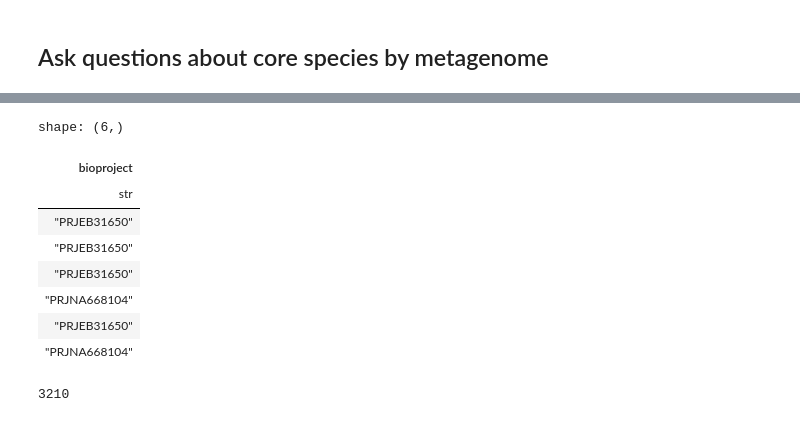
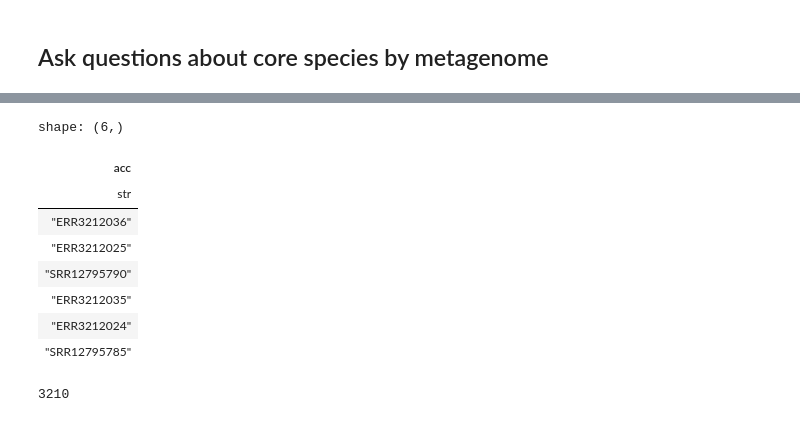
Before and after one commit to dib-lab/2026-pancoding-core, a Jupyter notebook: notebooks/explore-manysearch-missing-core.ipynb, the cells around one changed output, grey strips where cells are left out. Drawn from its saved outputs; the diff is of its cells as text; code cells hidden in the pictures.

```diff
--- a/notebooks/explore-manysearch-missing-core.ipynb
+++ b/notebooks/explore-manysearch-missing-core.ipynb
@@ -5,6 +5,9 @@ import polars as pl
 from io import StringIO
 # %%
 CORE_NAMES = [ x.strip() for x in open('../inputs.branchwater/names.list') ]
+
+INTERSECT_THRESHOLD=20
+PVAL_THRESHOLD=1e-6
 # %% [markdown]
 ## Load in the metadata
 # %%
@@ -25,14 +28,13 @@ shape: (1, 67)
 # %%
 df = (
-    pl.scan_parquet('../outputs.cds3/pq/mag+gtdb.cds3.x.3216.manysearch.parquet')
-    .filter(pl.col('intersect_hashes') >= 20)
+    pl.scan_parquet('../outputs.cds3/mag+gtdb.cds3.x.3216.filtered.pvals.parquet')
+    .filter(pl.col('pval') <= PVAL_THRESHOLD)
+    .filter(pl.col('intersect_hashes') >= INTERSECT_THRESHOLD)
     .with_columns(
         species_name=pl.col('query_name').str.split(' ').list.slice(1, 2).list.join( " "),
         acc=pl.col('match_name'),
     )
-    .drop(['match_name', 'match_md5', 'query_md5', 'query_name',
-           'jaccard', 'max_containment', 'average_abund', 'median_abund', 'std_abund',
-          'query_containment_ani', 'match_containment_ani', 'average_containment_ani', 'max_containment_ani'])
+    .select(['acc', 'species_name', 'intersect_hashes', 'pval'])
 ).collect()
 df
 # %% [output]
@@ -204,19 +179,16 @@ by_acc = (
 # %%
-# @CTB foo
-has_ecoli = (df
-             .filter(pl.col('species_name') == 's__Escherichia coli')
-            )
-has_ecoli.join(by_acc, on='acc', how='anti').join(metadata_df, on='acc')['bioproject']
+# @CTB there are 6 that have none of them. add these in as zeros. There's gotta be a better way to do this.
+df.join(by_acc, on='acc', how='anti')['acc'].unique()
 # %% [output]
 shape: (6,)
-| bioproject |
+| acc |
 | str |
-| "PRJEB31650" |
-| "PRJEB31650" |
-| "PRJEB31650" |
-| "PRJNA668104" |
-| "PRJEB31650" |
-| "PRJNA668104" |
+| "ERR3212036" |
+| "ERR3212025" |
+| "SRR12795790" |
+| "ERR3212035" |
+| "ERR3212024" |
+| "SRR12795785" |
 # %%
 by_acc['acc'].n_unique()
 # %% [output]
```
Also changed, not shown: parts of 21 cells of this notebook, 11 other files.
